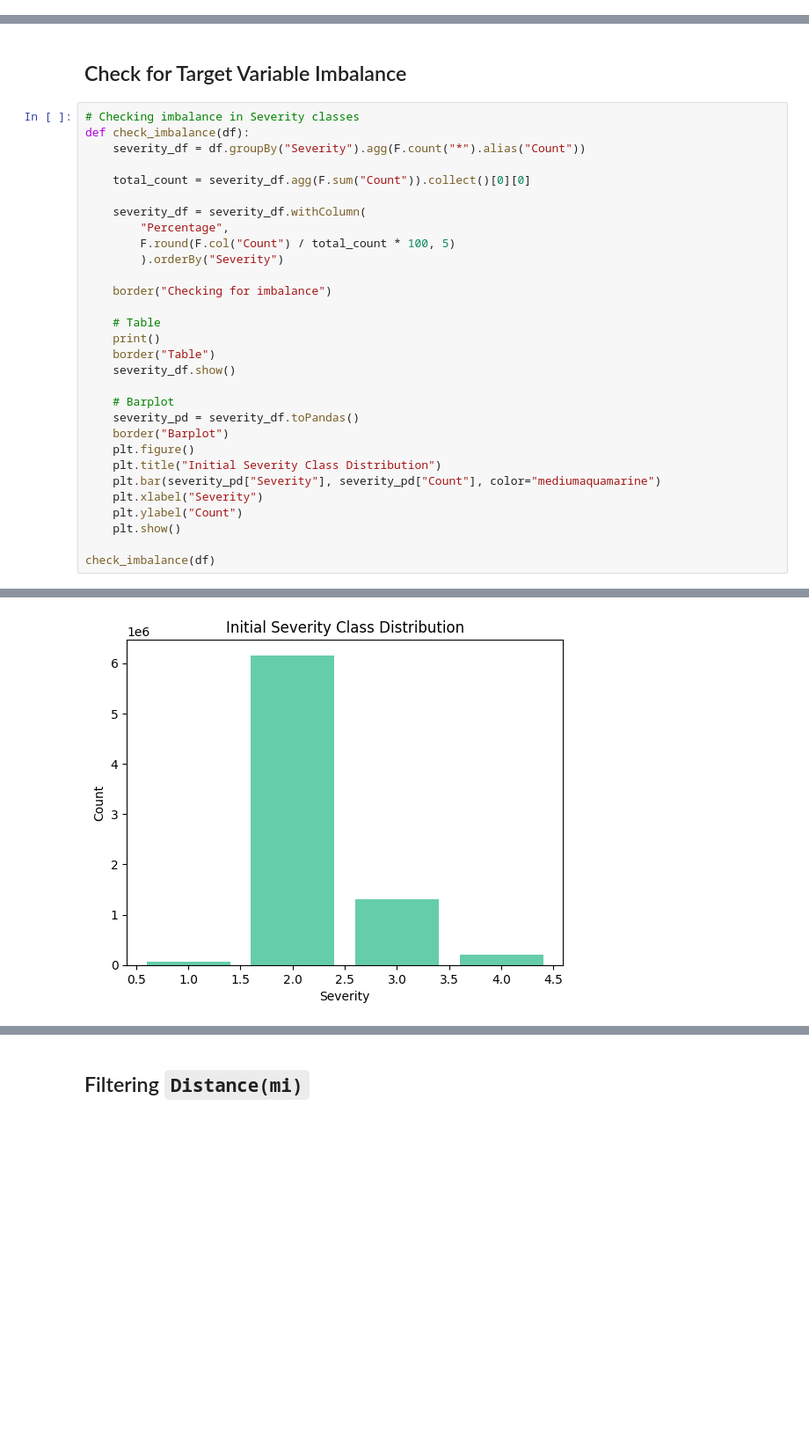
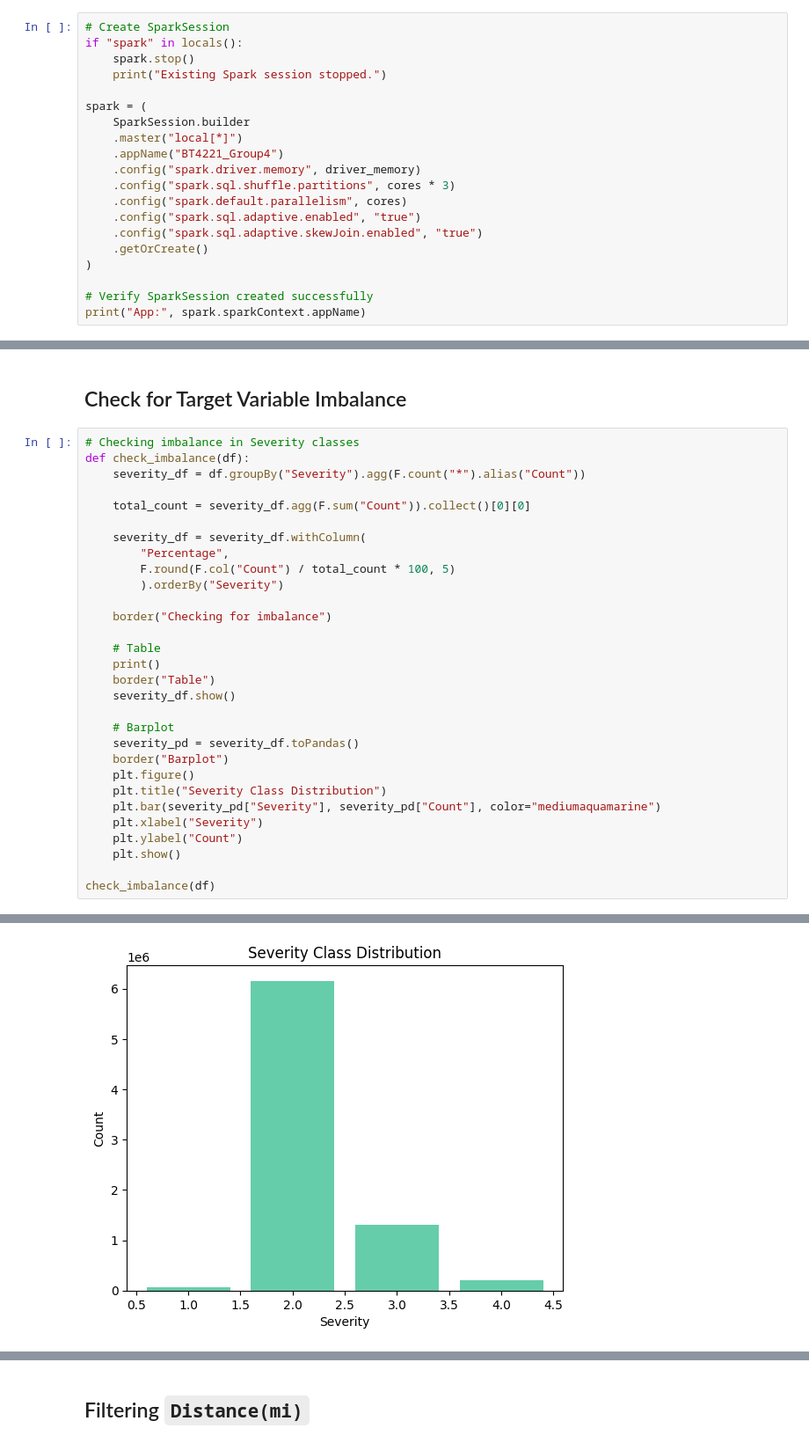
Before and after one commit to iiank/Agentic-AI-for-Big-Data-Analytics, a Jupyter notebook: EDA/EDA_Model.ipynb, the cells around one changed output, grey strips where cells are left out. Shown at 88% size. Saved outputs shown, nothing was run; the diff lists cells and outputs as text; blank space fills up the shorter version.

```diff
--- a/EDA/EDA_Model.ipynb
+++ b/EDA/EDA_Model.ipynb
@@ -178,0 +173,20 @@ Original Parquet: c:\Users\iiank-laptop\OneDrive\Documents\NUS\Y2\Y2S2\BT4221\BT
+# %%
+# Create SparkSession
+if "spark" in locals():
+    spark.stop()
+    print("Existing Spark session stopped.")
+
+spark = (
+    SparkSession.builder
+    .master("local[*]")
+    .appName("BT4221_Group4")
+    .config("spark.driver.memory", driver_memory)
+    .config("spark.sql.shuffle.partitions", cores * 3)
+    .config("spark.default.parallelism", cores)
+    .config("spark.sql.adaptive.enabled", "true")
+    .config("spark.sql.adaptive.skewJoin.enabled", "true")
+    .getOrCreate()
+)
+
+# Verify SparkSession created successfully
+print("App:", spark.sparkContext.appName)
@@ -290,32 +283,32 @@ def check_imbalance(df):
 
     # Table
     print()
     border("Table")
     severity_df.show()
 
     # Barplot
     severity_pd = severity_df.toPandas()
     border("Barplot")
     plt.figure()
-    plt.title("Initial Severity Class Distribution")
+    plt.title("Severity Class Distribution")
     plt.bar(severity_pd["Severity"], severity_pd["Count"], color="mediumaquamarine")
     plt.xlabel("Severity")
     plt.ylabel("Count")
     plt.show()
 
 check_imbalance(df)
 # %% [output]
 ==================== Checking for imbalance ====================
 
 ==================== Table ====================
 +--------+-------+----------+
 |Severity|  Count|Percentage|
 +--------+-------+----------+
 |       1|  67366|   0.87167|
 |       2|6156981|  79.66702|
 |       3|1299337|  16.81251|
 |       4| 204710|    2.6488|
 +--------+-------+----------+
 
 ==================== Barplot ====================
-[figure, old version]
+[figure, new version]
```
Also changed, not shown: parts of 31 cells of this notebook, 1 other file.
